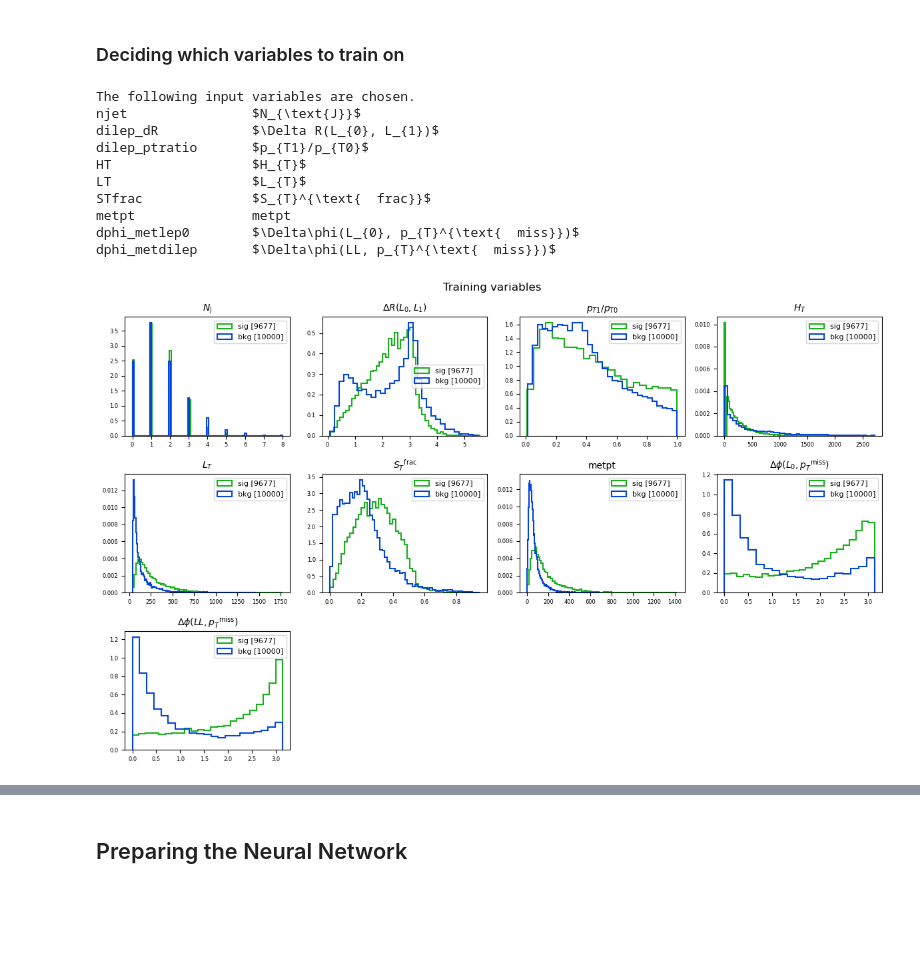
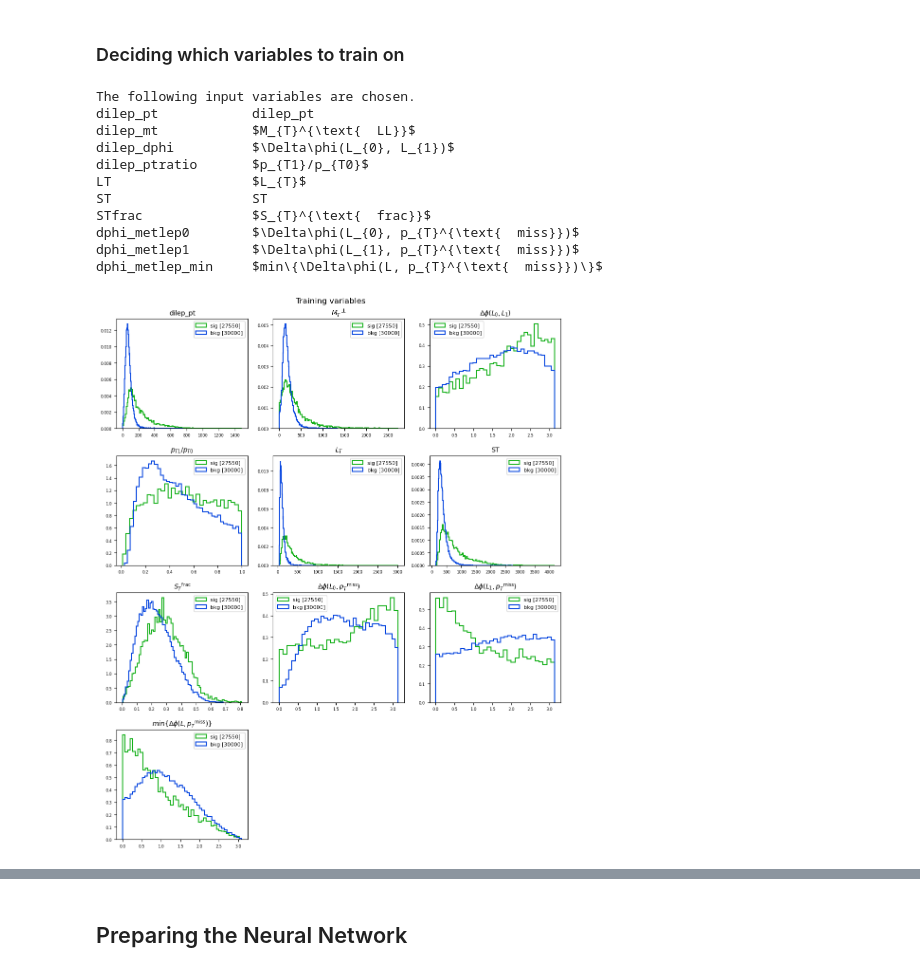
Before and after one commit to phazarik/VLLSearch, a Jupyter notebook: LocalScripts/NNTrainer/Train.ipynb, the cells around one changed output, grey strips where cells are left out. Cells and saved outputs as stored; diff of their text form; code cells hidden in the pictures; blank space fills up the shorter version.

Commit message:
New models, Can be evaulated in batches

```diff
--- a/LocalScripts/NNTrainer/Train.ipynb
+++ b/LocalScripts/NNTrainer/Train.ipynb
@@ -11,7 +11,8 @@ import uproot
 import pandas as pd
 # %%
 #Global parameters:
-indir = '../input_files/trees/forTraining/'
+#indir = '../input_files/trees/forTraining/'
+indir = '../input_files/trees_modified/'
 #chno = 0 #mumu
 # %%
 #Given a TFile, read its branches into a dataframe.
@@ -153,11 +170,12 @@ filter = 'lep0_iso < 1.0 and lep1_iso < 1.0'
 #filter = filter + ' and 0.50 < nnscore_qcd_vlldmu_200_800 < 0.70 and ST > 150'
 sigdf = sigdf.query(filter)
 bkgdf = bkgdf.query(filter)
-bkgdf_reduced = bkgdf.sample(n=10000, random_state=42).reset_index(drop=True)
+bkgdf_reduced = bkgdf.sample(n=30000, random_state=42).reset_index(drop=True)
 
 #Concatenating and filtering:
 df = pd.concat([sigdf, bkgdf_reduced])
 #df = pd.concat([sigdf, bkgdf])
+df = df.sample(frac=1).reset_index(drop=True)
 #df = df.query('lep0_iso < 1.0 and lep1_iso < 1.0')
 nsig = df[df['truth'] == 1].shape[0]
 nbkg = df[df['truth'] == 0].shape[0]
@@ -194,13 +232,12 @@ os.makedirs(f'{modelname}/before_training', exist_ok=True)
 
 def latexname(var, alias): return alias.get(var, var) #Either get the latexname, or return the default name.
 
-def plot_in_group(listvar, figname, suptitle=None, alias=None):
+def plot_in_group(listvar, figname, suptitle=None, alias=None, ncols=4, vert=2.5, size=12):
     num_vars = len(listvar)
-    ncols = 4
     nrows = math.ceil(num_vars / ncols)
-    vertical_size = nrows * 2.5
+    vertical_size = nrows * vert
 
-    fig, ax = plt.subplots(nrows, ncols, figsize=(12, vertical_size))
+    fig, ax = plt.subplots(nrows, ncols, figsize=(size, vertical_size))
     ax = ax.flatten()
 
     decorate_hist = {
@@ -253,8 +293,11 @@ plot_in_group(plotvar, 'exploring_all_var')
 # %%
 train_var = []
 
-if modelname in ['qcd-vs-vlld-mu-2016preVFP_UL-feb06', 'qcd-vs-vlld-mu-2016postVFP_UL-feb06', 'qcd-vs-vlld-mu-2017_UL-feb06', 'qcd-vs-vlld-mu-2018_UL-feb06',
-                 'qcd-vs-vlld-ele-2016preVFP_UL-feb06', 'qcd-vs-vlld-ele-2016postVFP_UL-feb06', 'qcd-vs-vlld-ele-2017_UL-feb06', 'qcd-vs-vlld-ele-2018_UL-feb06']:
+#if modelname in ['qcd-vs-vlld-mu-2016preVFP_UL-feb06', 'qcd-vs-vlld-mu-2016postVFP_UL-feb06', 'qcd-vs-vlld-mu-2017_UL-feb06', 'qcd-vs-vlld-mu-2018_UL-feb06',
+#                 'qcd-vs-vlld-ele-2016preVFP_UL-feb06', 'qcd-vs-vlld-ele-2016postVFP_UL-feb06', 'qcd-vs-vlld-ele-2017_UL-feb06', 'qcd-vs-vlld-ele-2018_UL-feb06',
+#                 'qcd-vs-vlld-comb-2016preVFP_UL-feb07', 'qcd-vs-vlld-comb-2016postVFP_UL-feb07', 'qcd-vs-vlld-comb-2017_UL-feb07', 'qcd-vs-vlld-comb-2018_UL-feb07']:
+
+if 'qcd' in modelname:
     train_var = [
         'njet',
         'dilep_dR',
@@ -266,43 +309,62 @@ if modelname in ['qcd-vs-vlld-mu-2016preVFP_UL-feb06', 'qcd-vs-vlld-mu-2016postV
         'dphi_metlep0',
         'dphi_metdilep'
     ]
+elif 'ttbar' in modelname:
+    train_var = [
+        'dilep_pt',
+        'dilep_mt',
+        'dilep_dphi',
+        'dilep_ptratio',
+        'LT',
+        'ST',
+        'STfrac',
+        'dphi_metlep0',
+        'dphi_metlep1',
+        'dphi_metlep_min',
+    ]
+else:
+    print('Error: Pick training variables first!')
+
 
 alias_ = {
     'njet':            r'$N_{\text{J}}$',
     'lep0_eta':        r'$\eta (L_0)$',
     'lep1_eta':        r'$\eta (L_1)$',
     'dilep_mt':        r'$M_{T}^{\text{  LL}}$',
     'dilep_dR':        r'$\Delta R(L_{0}, L_{1})$',
     'dilep_dphi':      r'$\Delta\phi(L_{0}, L_{1})$',
     'dilep_deta':      r'$\Delta\eta(L_{0}, L_{1})$',
     'dilep_ptratio':   r'$p_{T1}/p_{T0}$',
     'HTMETllpt':       r'$H_{T}+p_{T}^{\text{  miss}}+ p_T^{\text{  LL}}$',
     'HT':              r'$H_{T}$',
     'LT':              r'$L_{T}$',
     'STfrac':          r'$S_{T}^{\text{  frac}}$',
     'dphi_metlep0':    r'$\Delta\phi(L_{0}, p_{T}^{\text{  miss}})$',
     'dphi_metlep1':    r'$\Delta\phi(L_{1}, p_{T}^{\text{  miss}})$',
     'dphi_metdilep':   r'$\Delta\phi(LL, p_{T}^{\text{  miss}})$',
     'dphi_metlep_max': r'$max\{\Delta\phi(L, p_{T}^{\text{  miss}})\}$',
-    'dphi_metlep_min': r'$min\{\Delta\phi(L, p_{T}^{\text{  miss}})\}$'
+    'dphi_metlep_min': r'$min\{\Delta\phi(L, p_{T}^{\text{  miss}})\}$',
+    'metpt':           r'$p_{T}^{\text{  miss}}$',
+    'metphi':          r'$\phi^{\text{  miss}}$',
 } #Uses these names in plot. If not mentioned here, uses the dafault name.
 
 print('The following input variables are chosen.')
 for var in train_var: print(f"{var:<20}{latexname(var, alias_)}")
 
-plot_in_group(train_var, 'training_varriables', suptitle='Training variables', alias=alias_)
+plot_in_group(train_var, 'training_varriables', suptitle='Training variables', alias=alias_, ncols=3, vert=3, size=10)
 # %% [output]
 The following input variables are chosen.
-njet                $N_{\text{J}}$
-dilep_dR            $\Delta R(L_{0}, L_{1})$
+dilep_pt            dilep_pt
+dilep_mt            $M_{T}^{\text{  LL}}$
+dilep_dphi          $\Delta\phi(L_{0}, L_{1})$
 dilep_ptratio       $p_{T1}/p_{T0}$
-HT                  $H_{T}$
 LT                  $L_{T}$
+ST                  ST
 STfrac              $S_{T}^{\text{  frac}}$
-metpt               metpt
 dphi_metlep0        $\Delta\phi(L_{0}, p_{T}^{\text{  miss}})$
-dphi_metdilep       $\Delta\phi(LL, p_{T}^{\text{  miss}})$
+dphi_metlep1        $\Delta\phi(L_{1}, p_{T}^{\text{  miss}})$
+dphi_metlep_min     $min\{\Delta\phi(L, p_{T}^{\text{  miss}})\}$
-[figure, old version]
+[figure, new version]
 # %%
 import seaborn as sns
 
```
Also changed, not shown: parts of 18 cells of this notebook, 41 other files.
